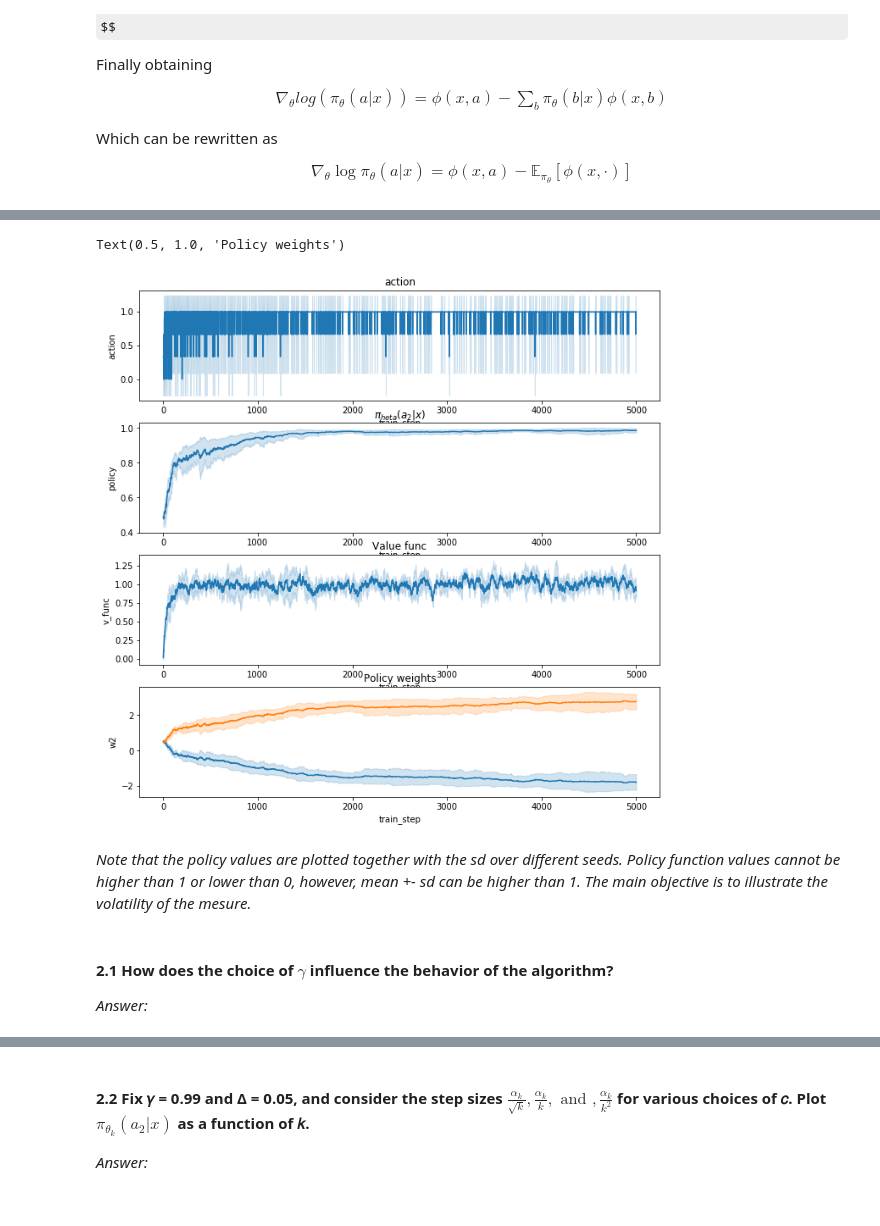
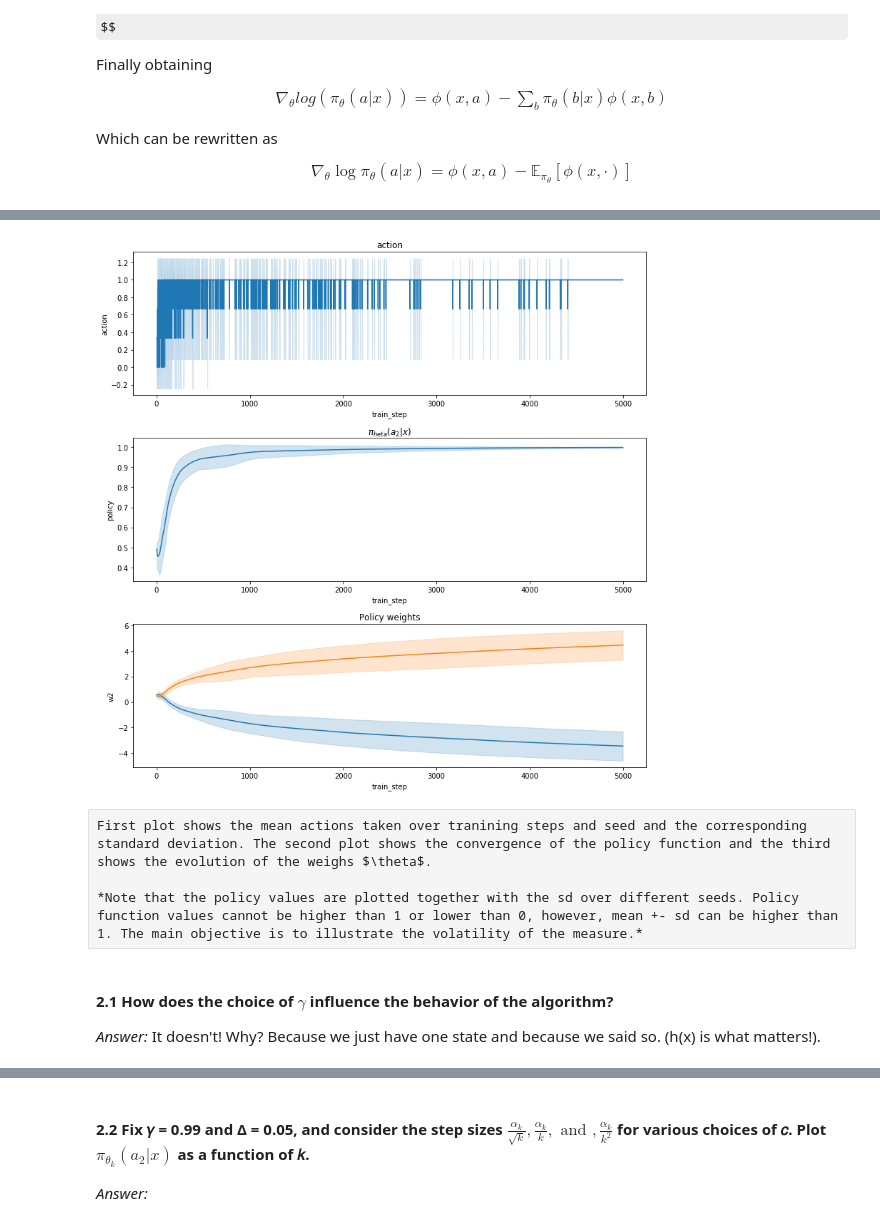
Before and after one commit to jrdmose/BGSE_Reinforcement_Learning, a Jupyter notebook: RL_exercises.ipynb, the cells around one changed output, grey strips where cells are left out. Drawn from its saved outputs; the diff is of its cells as text; code cells hidden in the pictures; some formulas as TeX source.

```diff
--- a/RL_exercises.ipynb
+++ b/RL_exercises.ipynb
@@ -171,12 +241,18 @@ seeds = [2,3,5]
 # %%
+# Parameters for simulations
+train_steps = 5000
+seeds = [2,3,5] # Some seeds for getting different random states
 delta = 0.1
-gamma = 0.4
+gamma = 0.4 # This doesn't do anything
 c = 0.1
 
+# Setting up result dataframes
 train_plot = pd.DataFrame()
 ep_plot = pd.DataFrame()
+
+# For each seed, simulate and store in data frame
 for seed in seeds:
-    reinf_alg = TD0AC(delta = delta,
+    reinf_alg = policy_gradient(delta = delta,
                           gamma = gamma,
                           c = c,
                           step_type = "fixed",
@@ -194,16 +262,17 @@ plt.plot(train_plot.w2.tail(1),train_plot.w1.tail(1) ,'*', markersize=20, color=
 # %%
-fig,axes = plt.subplots(4,1,figsize=(11, 11))
+fig,axes = plt.subplots(3,1,figsize=(11, 11))
 sns.lineplot(x = 'train_step', y = 'action', ci = 'sd', data = train_plot, ax = axes[0]).set_title("action")
 sns.lineplot(x = 'train_step', y = 'policy', ci = 'sd', data = train_plot, ax = axes[1]).set_title("$\pi_{\theta}(a_{2}|x)$")
-sns.lineplot(x = 'train_step', y = 'v_func', ci = 'sd', data = train_plot, ax = axes[2]).set_title("Value func")
-sns.lineplot(x = 'train_step', y = 'w1', ci = 'sd', data = train_plot, ax = axes[3]).set_title("Policy weights")
-sns.lineplot(x = 'train_step', y = 'w2', ci = 'sd', data = train_plot, ax = axes[3]).set_title("Policy weights")
+sns.lineplot(x = 'train_step', y = 'w1', ci = 'sd', data = train_plot, ax = axes[2]).set_title("Policy weights")
+sns.lineplot(x = 'train_step', y = 'w2', ci = 'sd', data = train_plot, ax = axes[2]).set_title("Policy weights")
+plt.tight_layout()
 # %% [output]
-Text(0.5, 1.0, 'Policy weights')
-[figure, old version]
+[figure, new version]
-# %% [markdown]
-*Note that the policy values are plotted together with the sd over different seeds. Policy function values cannot be higher than 1 or lower than 0, however, mean +- sd can be higher than 1. The main objective is to illustrate the volatility of the mesure.*
+# %% [raw]
+First plot shows the mean actions taken over tranining steps and seed and the corresponding standard deviation. The second plot shows the convergence of the policy function and the third shows the evolution of the weighs $\theta$.
+
+*Note that the policy values are plotted together with the sd over different seeds. Policy function values cannot be higher than 1 or lower than 0, however, mean +- sd can be higher than 1. The main objective is to illustrate the volatility of the measure.*
 # %% [markdown]
 #### 2.1  How does the choice of $\gamma$ influence the behavior of the algorithm?
 
-*Answer:*
+*Answer:* It doesn't! Why? Because we just have one state and because we said so. (h(x) is what matters!).
```
Also changed, not shown: parts of 15 cells of this notebook.
